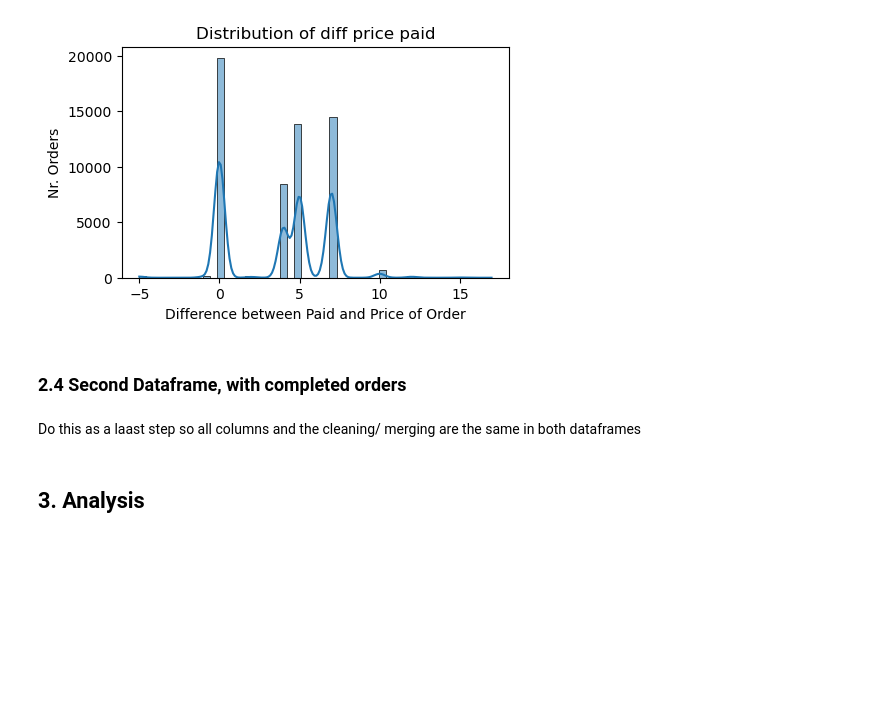
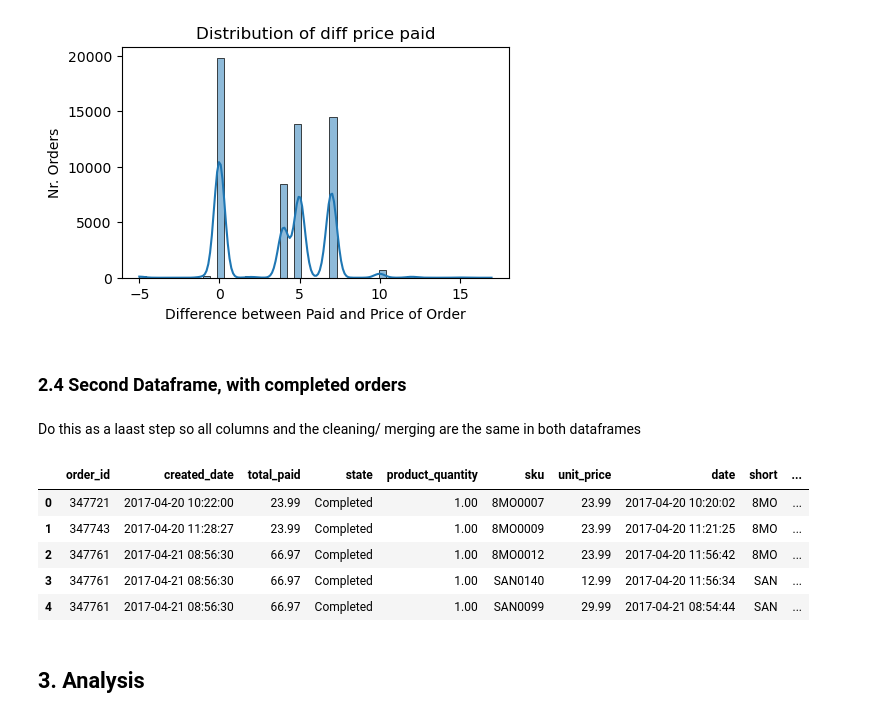
Before and after one commit to MerleSt/Eniac, a Jupyter notebook: Eniac.ipynb, the cells around one changed output. Drawn from its saved outputs; the diff is of its cells as text; code cells hidden in the pictures; blank space fills up the shorter version.

```diff
--- a/Eniac.ipynb
+++ b/Eniac.ipynb
@@ -30,7 +30,7 @@ brands = brands_df.copy()
 Set Display Formats of Pandas
 # %%
 pd.set_option('display.float_format', lambda x: '%.2f' % x)
-pd.set_option('display.max_rows', 100)
+pd.set_option('display.max_columns', 200)
 # %% [markdown]
 ## 2. Data Integration
 # %% [markdown]
@@ -141,7 +151,14 @@ plt.show()
 # %% [markdown]
 Do this as a laast step so all columns and the cleaning/ merging are the same in both dataframes
 # %%
-df_com = df1.loc[df1['state']=='Completed'].reset_index(drop=True)
+df_com = df1.loc[df1['state']=='Completed'].reset_index(drop=True).copy()
 df_com.head()
+# %% [output]
+|  | order_id | created_date | total_paid | state | product_quantity | sku | unit_price | date | short | ... |
+| 0 | 347721 | 2017-04-20 10:22:00 | 23.99 | Completed | 1.00 | 8MO0007 | 23.99 | 2017-04-20 10:20:02 | 8MO | ... |
+| 1 | 347743 | 2017-04-20 11:28:27 | 23.99 | Completed | 1.00 | 8MO0009 | 23.99 | 2017-04-20 11:21:25 | 8MO | ... |
+| 2 | 347761 | 2017-04-21 08:56:30 | 66.97 | Completed | 1.00 | 8MO0012 | 23.99 | 2017-04-20 11:56:42 | 8MO | ... |
+| 3 | 347761 | 2017-04-21 08:56:30 | 66.97 | Completed | 1.00 | SAN0140 | 12.99 | 2017-04-20 11:56:34 | SAN | ... |
+| 4 | 347761 | 2017-04-21 08:56:30 | 66.97 | Completed | 1.00 | SAN0099 | 29.99 | 2017-04-21 08:54:44 | SAN | ... |
 # %% [markdown]
 ## 3. Analysis
```
Also changed, not shown: parts of 25 cells of this notebook.
